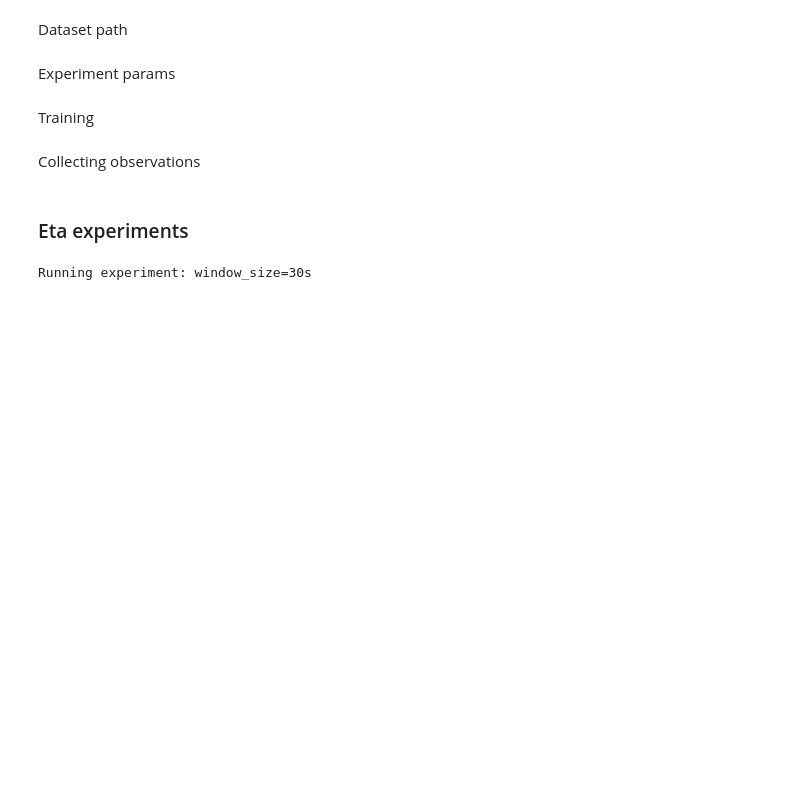
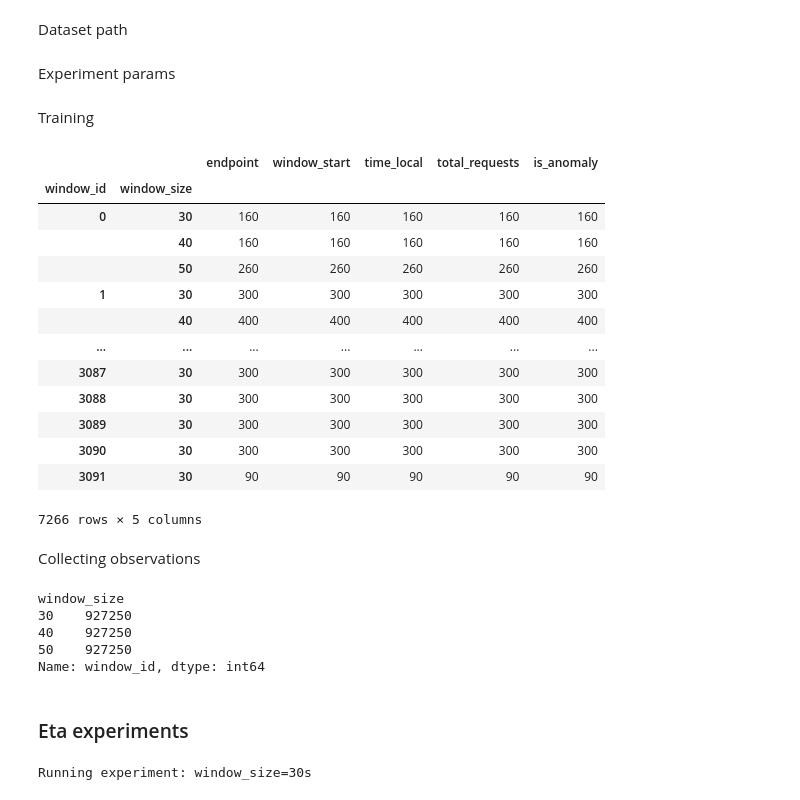
Before and after one commit to lmamede/api-health-monitor, a Jupyter notebook: notebooks/2-experiments/Experiment.ipynb, the cells around one changed output. Drawn from its saved outputs; the diff is of its cells as text; code cells hidden in the pictures; blank space fills up the shorter version.

```diff
--- a/notebooks/2-experiments/Experiment.ipynb
+++ b/notebooks/2-experiments/Experiment.ipynb
@@ -496,8 +496,8 @@ def add_gt(results_history, window_gt, window_sizes):
 # %% [markdown]
 Dataset path
 # %%
-ton_iot_train_path = "../datasets/treated_dataset/ton_treated_train.csv"
-ton_iot_test_path = "../datasets/treated_dataset/ton_treated_test.csv"
+ton_iot_train_path = "../0-datasets/treated_dataset/ton_treated_train.csv"
+ton_iot_test_path = "../0-datasets/treated_dataset/ton_treated_test.csv"
 # %% [markdown]
 Experiment params
 # %%
@@ -516,6 +516,23 @@ tl = TrafficLearner(
 
 normal_traffic_lambda_df = tl.learn_traffic_information()
 normal_traffic_wind_observations_df = tl.index_windows(tl.get_normal_traffic_df())
+# %%
+normal_traffic_wind_observations_df.groupby(['window_id', 'window_size']).count()
+# %% [output]
+|  |  | endpoint | window_start | time_local | total_requests | is_anomaly |
+| window_id | window_size |  |  |  |  |  |
+| 0 | 30 | 160 | 160 | 160 | 160 | 160 |
+|  | 40 | 160 | 160 | 160 | 160 | 160 |
+|  | 50 | 260 | 260 | 260 | 260 | 260 |
+| 1 | 30 | 300 | 300 | 300 | 300 | 300 |
+|  | 40 | 400 | 400 | 400 | 400 | 400 |
+| ... | ... | ... | ... | ... | ... | ... |
+| 3087 | 30 | 300 | 300 | 300 | 300 | 300 |
+| 3088 | 30 | 300 | 300 | 300 | 300 | 300 |
+| 3089 | 30 | 300 | 300 | 300 | 300 | 300 |
+| 3090 | 30 | 300 | 300 | 300 | 300 | 300 |
+| 3091 | 30 | 90 | 90 | 90 | 90 | 90 |
+7266 rows × 5 columns
 # %% [markdown]
 Collecting observations
 # %%
@@ -523,6 +540,14 @@ df_ton_test = pd.read_csv(ton_iot_test_path, low_memory=False)
 df_ton_test['time_local'] = pd.to_datetime(df_ton_test['time_local'])
 anomalous_traffic_label_df = tl.label_test_windows(df_ton_test.copy())
 anomalous_traffic_win_observations_df = tl.index_windows(df_ton_test)
+# %%
+anomalous_traffic_win_observations_df.groupby('window_size')['window_id'].count()
+# %% [output]
+window_size
+30    927250
+40    927250
+50    927250
+Name: window_id, dtype: int64
 # %% [markdown]
 ### Eta experiments
 # %%
```
Also changed, not shown: parts of 5 cells of this notebook, 1 other file.
